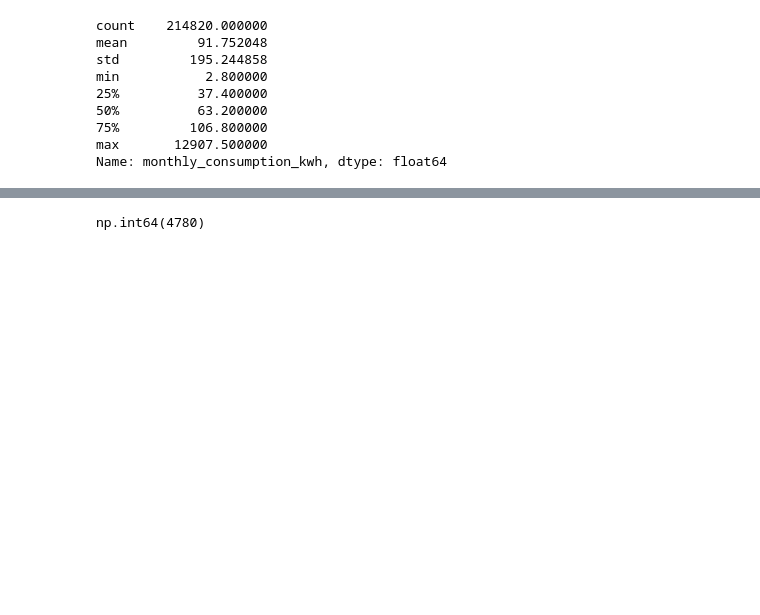
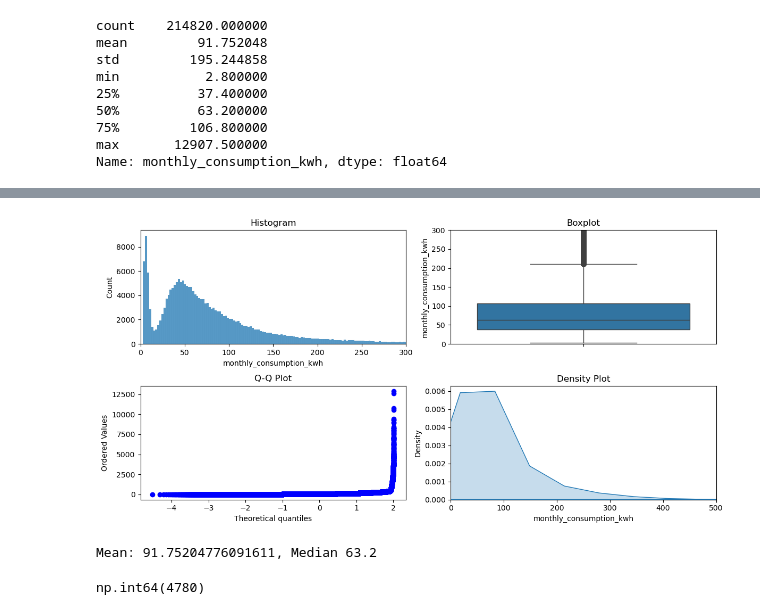
Before and after one commit to naythe10/ElectricityConsumption, a Jupyter notebook: notebooks/ElectricityConsumption03.ipynb, the cells around one changed output, grey strips where cells are left out. Saved outputs shown, nothing was run; the diff lists cells and outputs as text; code cells hidden in the pictures; blank space fills up the shorter version.

```diff
--- a/notebooks/ElectricityConsumption03.ipynb
+++ b/notebooks/ElectricityConsumption03.ipynb
@@ -112,3 +120,41 @@ plt.show()
+# %%
+from scipy import stats
+
+# Histogram
+plt.figure(figsize=(12, 6))
+plt.subplot(2, 2, 1)
+sns.histplot(x = df['monthly_consumption_kwh'])
+plt.xlim(0, 300)
+plt.title('Histogram')
+
+# Boxplot
+plt.subplot(2, 2, 2)
+sns.boxplot(y = df['monthly_consumption_kwh'])
+plt.ylim(0, 300)
+plt.title('Boxplot')
+
+# Q-Q Plot
+plt.subplot(2, 2, 3)
+stats.probplot(df['monthly_consumption_kwh'], dist="norm", plot=plt)
+plt.title('Q-Q Plot')
+
+# Density Plot
+plt.subplot(2, 2, 4)
+sns.kdeplot(x =df['monthly_consumption_kwh'], fill=True)
+plt.xlim(0, 500)
+plt.title('Density Plot')
+
+plt.tight_layout()
+plt.show()
+# %% [output]
+[figure, added]
+# %%
+#central tendancy
+mean = df['monthly_consumption_kwh'].mean()
+med = df['monthly_consumption_kwh'].median()
+print(f"Mean: {mean}, Median {med}")
+# %% [output]
+Mean: 91.75204776091611, Median 63.2
 # %%
 df["monthly_consumption_kwh"].isnull().sum()
 # %% [output]
```
Also changed, not shown: parts of 2 cells of this notebook.
